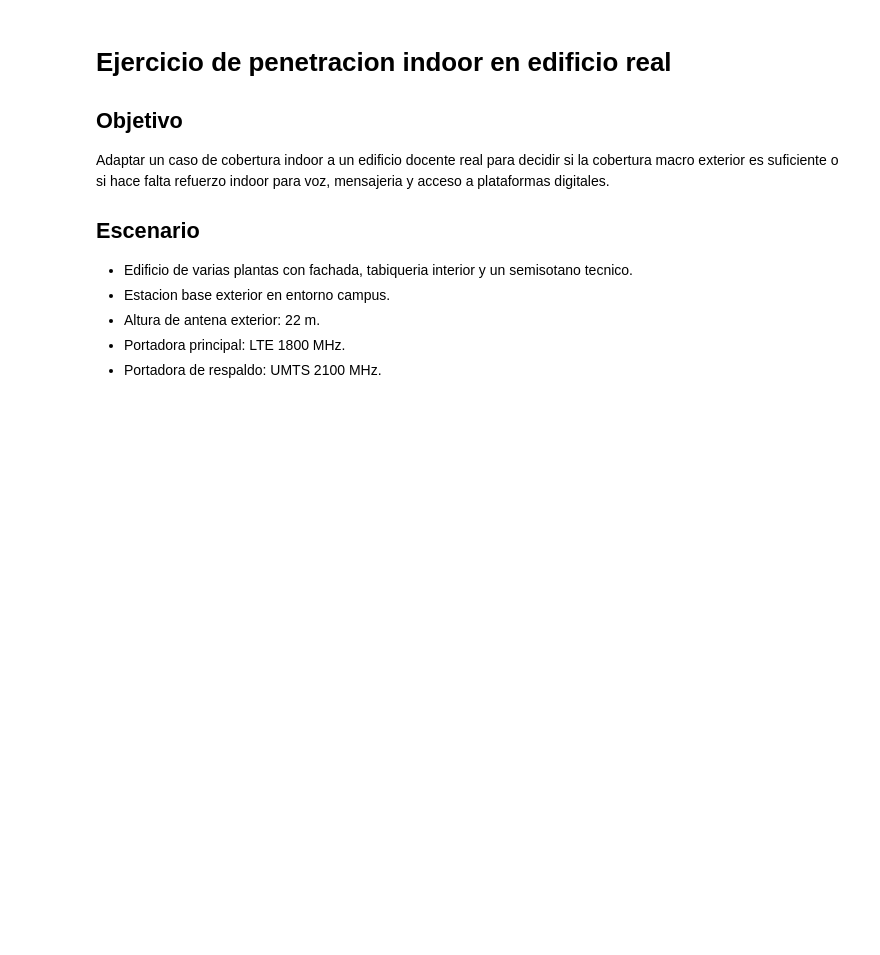
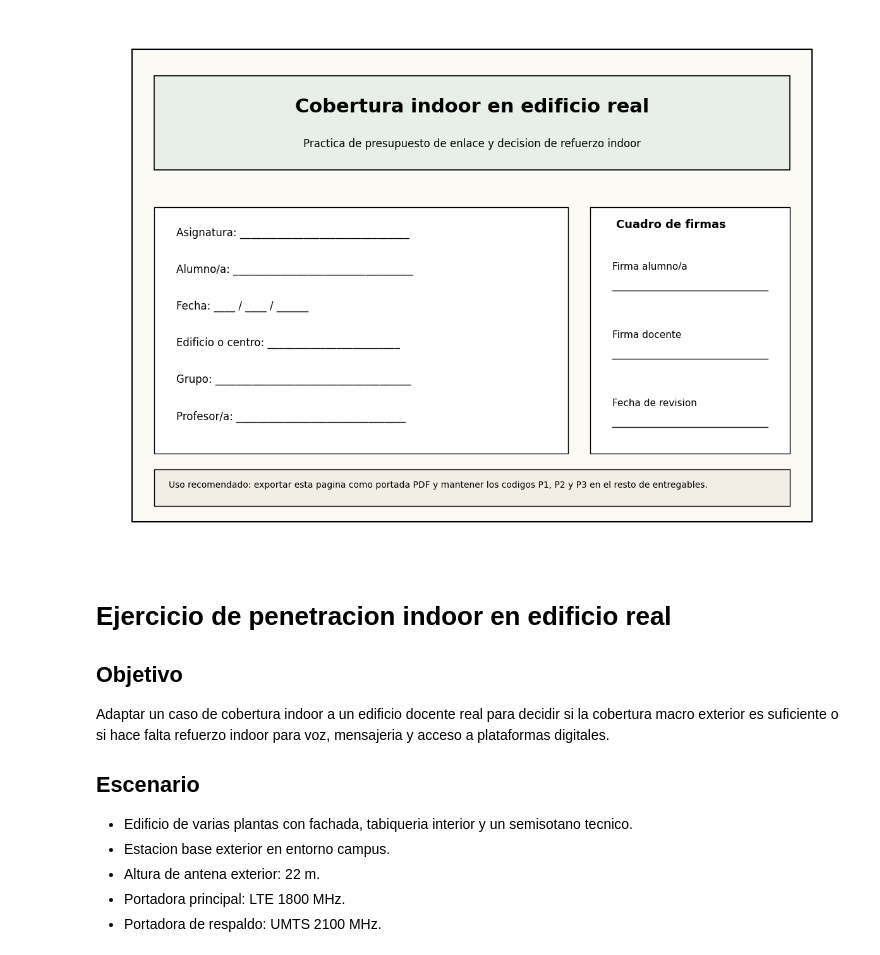
Before and after one commit to rubences/Cobertura-indoor-de-campus, a Jupyter notebook: ejercicio_cobertura_indoor.ipynb, the cells around one changed output. Cells and saved outputs as stored; diff of their text form; code cells hidden in the pictures; blank space fills up the shorter version.

```diff
--- a/ejercicio_cobertura_indoor.ipynb
+++ b/ejercicio_cobertura_indoor.ipynb
@@ -1,3 +13,56 @@
+# %%
+import matplotlib.pyplot as plt
+
+cover_data = {
+    'titulo': 'Cobertura indoor en edificio real',
+    'subtitulo': 'Practica de presupuesto de enlace y decision de refuerzo indoor',
+    'asignatura': 'Asignatura: ________________________________',
+    'alumno': 'Alumno/a: __________________________________',
+    'fecha': 'Fecha: ____ / ____ / ______',
+    'edificio': 'Edificio o centro: _________________________',
+    'grupo': 'Grupo: _____________________________________',
+    'profesor': 'Profesor/a: ________________________________',
+}
+
+fig = plt.figure(figsize=(11.7, 8.3))
+ax = fig.add_axes([0, 0, 1, 1])
+ax.set_xlim(0, 1)
+ax.set_ylim(0, 1)
+ax.axis('off')
+
+ax.add_patch(plt.Rectangle((0.04, 0.05), 0.92, 0.9, facecolor='#fcfaf5', edgecolor='black', linewidth=1.5))
+ax.add_patch(plt.Rectangle((0.07, 0.72), 0.86, 0.18, facecolor='#e8efe9', edgecolor='black', linewidth=1.2))
+ax.add_patch(plt.Rectangle((0.07, 0.18), 0.56, 0.47, facecolor='white', edgecolor='black', linewidth=1.0))
+ax.add_patch(plt.Rectangle((0.66, 0.18), 0.27, 0.47, facecolor='white', edgecolor='black', linewidth=1.0))
+ax.add_patch(plt.Rectangle((0.07, 0.08), 0.86, 0.07, facecolor='#f2eee6', edgecolor='black', linewidth=1.0))
+
+ax.text(0.5, 0.84, cover_data['titulo'], ha='center', va='center', fontsize=22, fontweight='bold')
+ax.text(0.5, 0.77, cover_data['subtitulo'], ha='center', va='center', fontsize=12)
+
+metadata_lines = [
+    cover_data['asignatura'],
+    cover_data['alumno'],
+    cover_data['fecha'],
+    cover_data['edificio'],
+    cover_data['grupo'],
+    cover_data['profesor'],
+]
+for idx, line in enumerate(metadata_lines):
+    ax.text(0.1, 0.6 - idx * 0.07, line, fontsize=12, va='center')
+
+ax.text(0.695, 0.61, 'Cuadro de firmas', fontsize=13, fontweight='bold')
+ax.text(0.69, 0.53, 'Firma alumno/a', fontsize=11)
+ax.plot([0.69, 0.9], [0.49, 0.49], color='black', linewidth=1.0)
+ax.text(0.69, 0.4, 'Firma docente', fontsize=11)
+ax.plot([0.69, 0.9], [0.36, 0.36], color='black', linewidth=1.0)
+ax.text(0.69, 0.27, 'Fecha de revision', fontsize=11)
+ax.plot([0.69, 0.9], [0.23, 0.23], color='black', linewidth=1.0)
+
+ax.text(0.09, 0.115, 'Uso recomendado: exportar esta pagina como portada PDF y mantener los codigos P1, P2 y P3 en el resto de entregables.', fontsize=10)
+
+plt.show()
+# %% [output]
+[figure, added]
 # %% [markdown]
 # Ejercicio de penetracion indoor en edificio real
 
```
Also changed, not shown: parts of 2 cells of this notebook, 3 other files.
